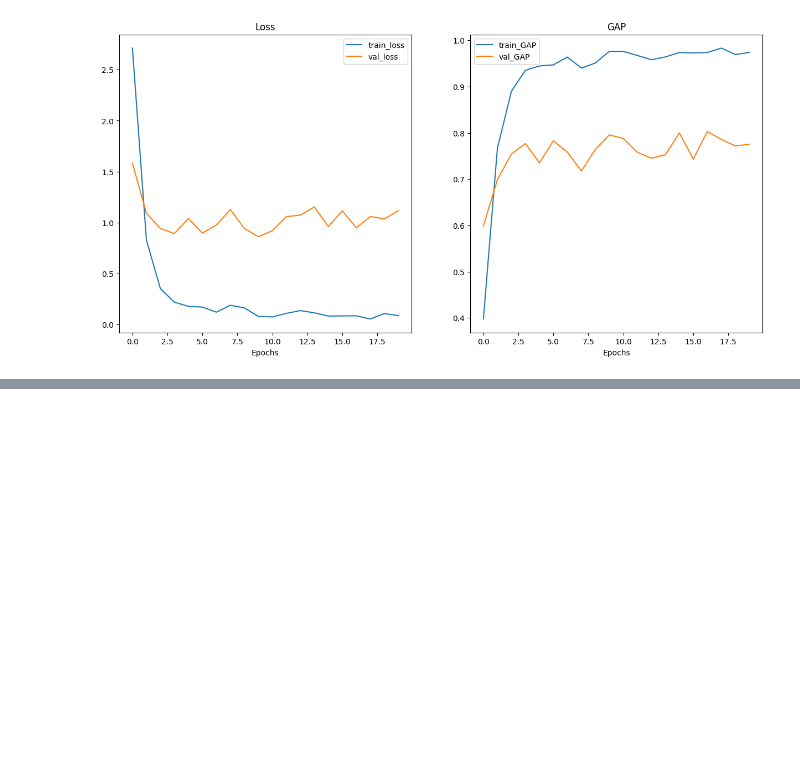
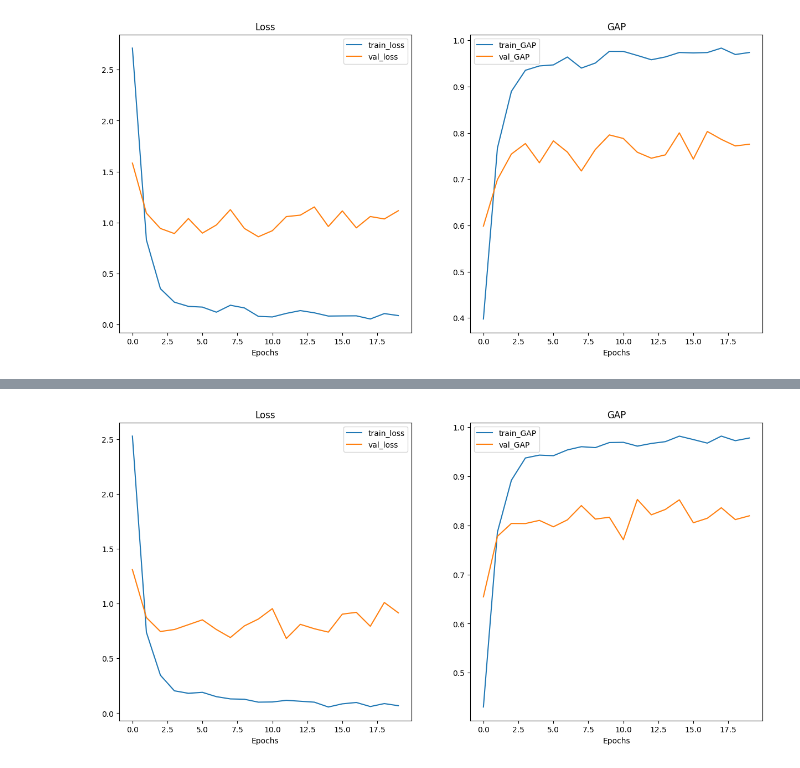
Before and after one commit to davidpetrov/Google-Landmark-Recognition-2021, a Jupyter notebook: bg_hybrid_methods.ipynb, the cells around one changed output, grey strips where cells are left out. Drawn from its saved outputs; the diff is of its cells as text; code cells hidden in the pictures; blank space fills up the shorter version.

```diff
--- a/bg_hybrid_methods.ipynb
+++ b/bg_hybrid_methods.ipynb
@@ -202,4 +202,4 @@ train_utils.plot_loss_curves(results_50)
 # %%
 # Different efficient net versions
 
-efficientnet_b1 = PretrainedClassifier(num_classes=len(unique_classes), pretrained_model='efficientnet_b3', out_size=1408)
+efficientnet_b1 = PretrainedClassifier(num_classes=len(unique_classes), pretrained_model='efficientnet_b3', out_size=1536)
@@ -212,10 +248,10 @@ NameError: name 'summary' is not defined
 # %%
 transform_to_192 = transforms.Compose([
-    transforms.Resize((260, 260)),
+    transforms.Resize((300, 300)),
     transforms.ToTensor()
 ])
 # %%
-train_dataloader_b1, val_dataloader_b1 = train_utils.get_dataloaders(train_df,val_df, BASE_PATH, transform_to_192, batch_size=32)
+train_dataloader_b1, val_dataloader_b1 = train_utils.get_dataloaders(train_df,val_df, BASE_PATH, transform_to_192, batch_size=16)
 # %%
 results_b1 = train_utils.train(efficientnet_b1, train_dataloader_b1, val_dataloader_b1, optimizer_b1, criterion, epochs=20,
                             train_class_labels=unique_classes_train, checkpoint_path='models/bg_efficientnet_b1', device=device)
@@ -269,3 +305,6 @@ Epoch: 12 | train_loss: 0.1099 | train_GAP: 0.9675 | val_loss: 1.0592 | val_GAP:
 train_utils.plot_loss_curves(results_b1)
 # %% [output]
 [figure]
+# %%
+results_b3 = train_utils.train(efficientnet_b1, train_dataloader_b1, val_dataloader_b1, optimizer_b1, criterion, epochs=20,
+                            train_class_labels=unique_classes_train, checkpoint_path='models/bg_efficientnet_b3', device=device)
@@ -271,0 +332,5 @@ train_utils.plot_loss_curves(results_b1)
+# %%
+# Plot for b3 model 300x300
+train_utils.plot_loss_curves(results_b3)
+# %% [output]
+[figure, added]
```
Also changed, not shown: parts of 17 cells of this notebook, 1 other file.
